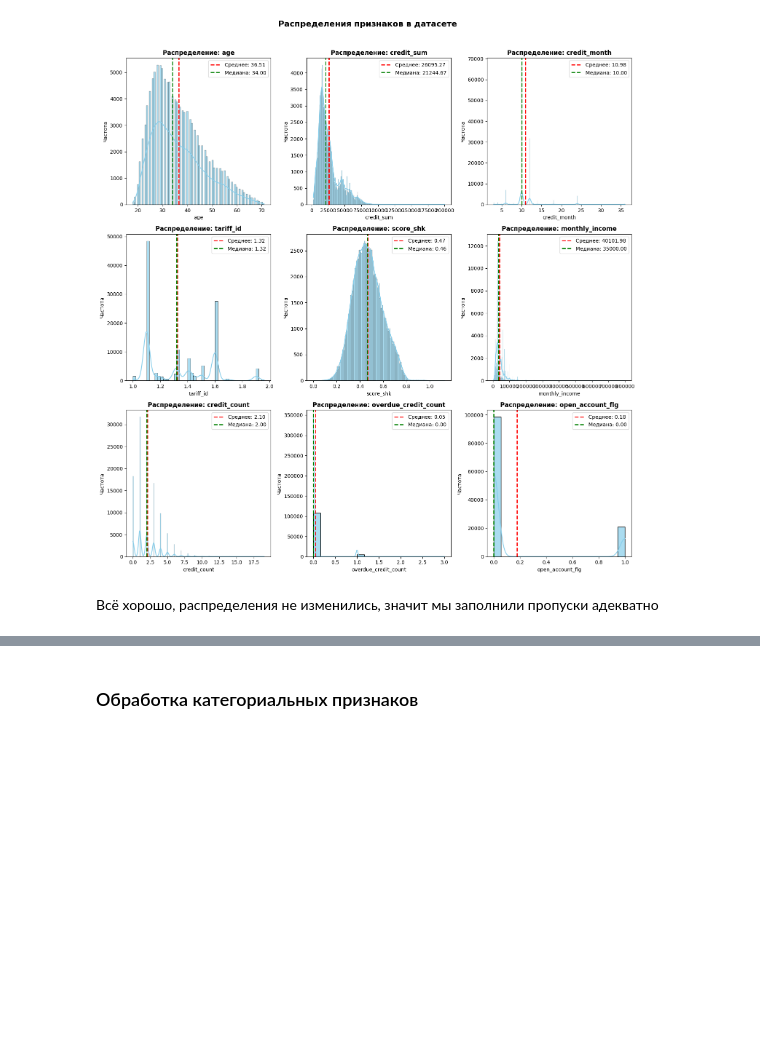
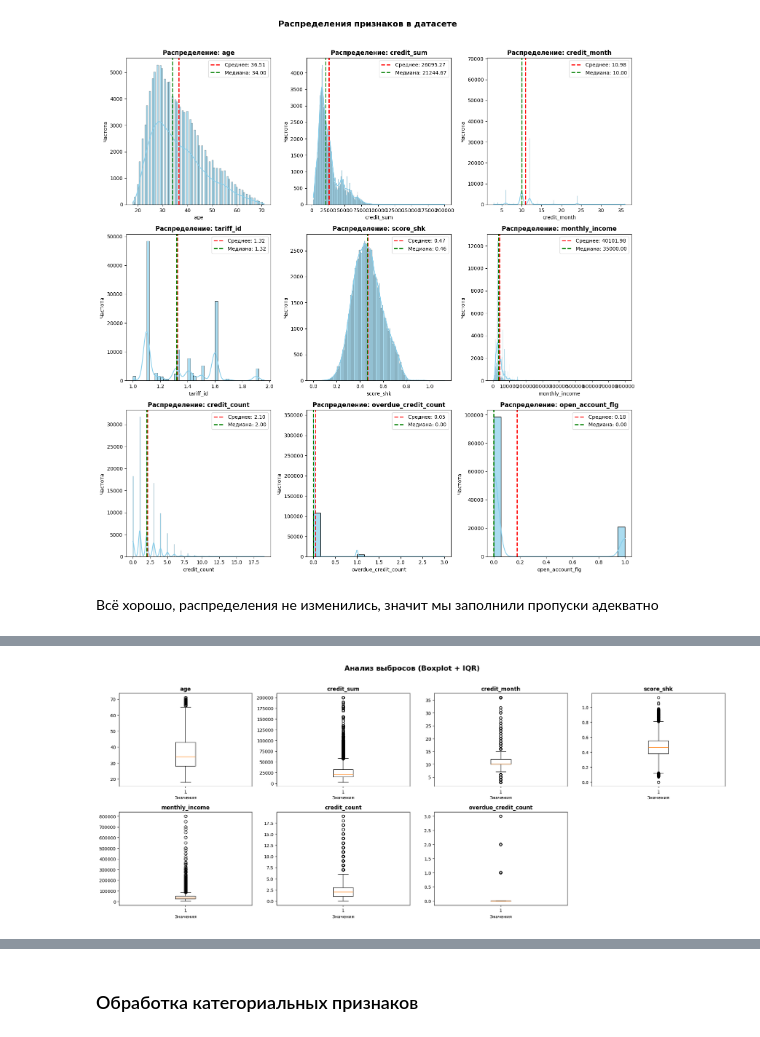
Before and after one commit to DaryaGudkova/credit, a Jupyter notebook: feature_engineering.ipynb, the cells around one changed output, grey strips where cells are left out. Drawn from its saved outputs; the diff is of its cells as text; code cells hidden in the pictures; blank space fills up the shorter version.

Commit message:
scalling and outliers

```diff
--- a/feature_engineering.ipynb
+++ b/feature_engineering.ipynb
@@ -257,9 +253,14 @@ len(numeric_columns)
 # %% [output]
 8
 # %%
+"""
 from sklearn.impute import KNNImputer
 
 knn_imputer = KNNImputer(n_neighbors=2)
 knn_imputer.fit(X_train[numeric_columns])
 transformed_overdue_credit_count = knn_imputer.transform(X_train[numeric_columns])
-X_train['overdue_credit_count'] = transformed_overdue_credit_count
+transformed_overdue_credit_count
+X_transformed = X_train.copy()
+X_transformed['overdue_credit_count'] = transformed_overdue_credit_count
+X_transformed['overdue_credit_count'].isna().any()
+"""
@@ -387,0 +406,72 @@ plt.show()
+# %%
+# 1. АНАЛИЗ ВЫБРОСОВ
+
+feature_names = ['age',
+ 'credit_sum',
+ 'credit_month',
+ 'score_shk',
+ 'monthly_income',
+ 'credit_count',
+ 'overdue_credit_count']
+
+n_features = len(feature_names)
+n_cols = 4
+n_rows = (n_features // n_cols) + (1 if n_features % n_cols else 0)
+
+fig1, axes = plt.subplots(n_rows, n_cols, figsize=(5 * n_cols, 4 * n_rows))
+axes = axes.flatten() if n_features > 1 else [axes]
+
+outlier_summary = []
+
+for idx, col in enumerate(feature_names):
+    data = X_train[col].dropna()
+
+    # Boxplot
+    axes[idx].boxplot(data)
+    axes[idx].set_title(f'{col}', fontsize=12, fontweight='bold')
+    axes[idx].set_xlabel('Значения')
+
+    # IQR анализ
+    Q1 = data.quantile(0.25)
+    Q3 = data.quantile(0.75)
+    IQR = Q3 - Q1
+    lower_bound = Q1 - 1.5 * IQR
+    upper_bound = Q3 + 1.5 * IQR
+    outliers = data[(data < lower_bound) | (data > upper_bound)]
+    outlier_pct = len(outliers) / len(data) * 100
+
+    outlier_summary.append({
+        'feature': col,
+        'outliers_count': len(outliers),
+        'outliers_percent': outlier_pct,
+        'has_outliers': outlier_pct > 0,
+        'lower_bound': lower_bound,
+        'upper_bound': upper_bound
+    })
+
+    print(f"\n{col}:")
+    print(f"  IQR: {IQR:.4f}")
+    print(f"  Выбросы: {len(outliers)} ({outlier_pct:.2f}%)")
+    if outlier_pct > 0:
+        print(f"  Диапазон выбросов: [{lower_bound:.4f}, {upper_bound:.4f}]")
+
+# Скрываем лишние подграфики
+for idx in range(len(feature_names), len(axes)):
+    axes[idx].set_visible(False)
+
+plt.suptitle('Анализ выбросов (Boxplot + IQR)', fontsize=16, fontweight='bold', y=1.02)
+plt.tight_layout()
+plt.show()
+
+# Общий вывод по выбросам
+outlier_df = pd.DataFrame(outlier_summary)
+severe_outliers = outlier_df[outlier_df['outliers_percent'] > 5]
+
+print("\n" + "=" * 50)
+if severe_outliers.empty:
+    print("✅ НЕТ серьезных выбросов (менее 5% в каждом признаке)")
+else:
+    print(f"⚠️ ЕСТЬ признаки с выбросами (>5%):")
+    for _, row in severe_outliers.iterrows():
+        print(f"   - {row['feature']}: {row['outliers_percent']:.2f}% выбросов")
+# %% [output]
@@ -387,0 +495 @@ plt.show()
+[figure, added]
```
Also changed, not shown: parts of 12 cells of this notebook, 6 other files.
